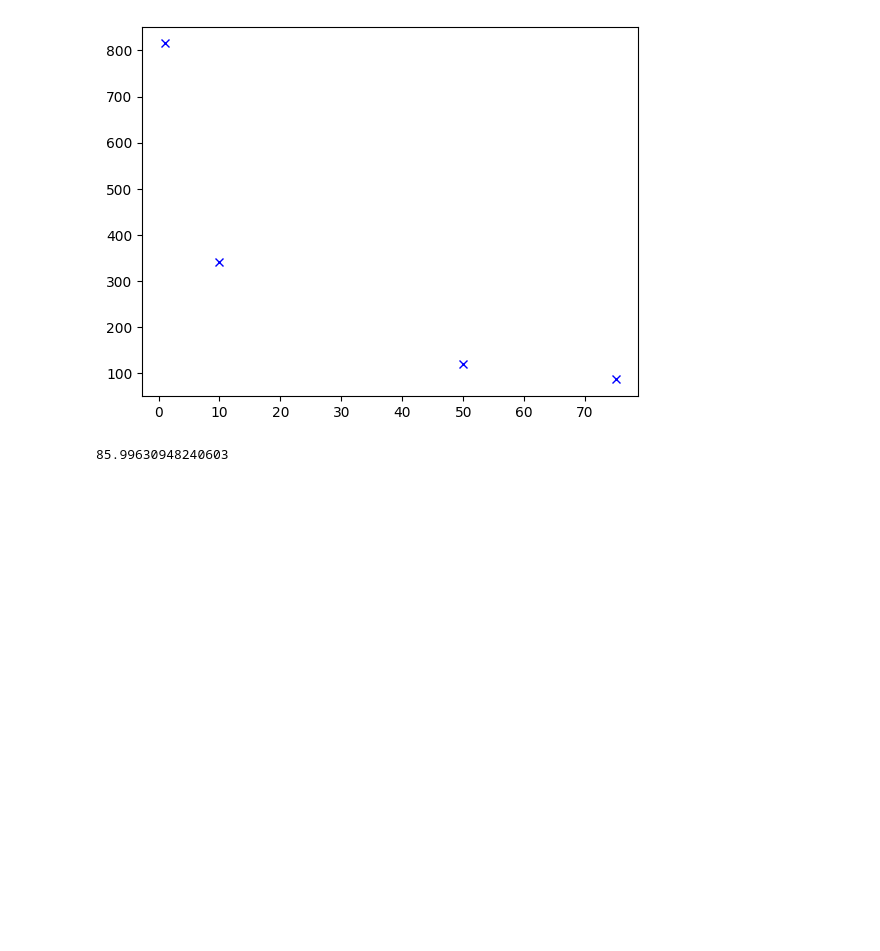
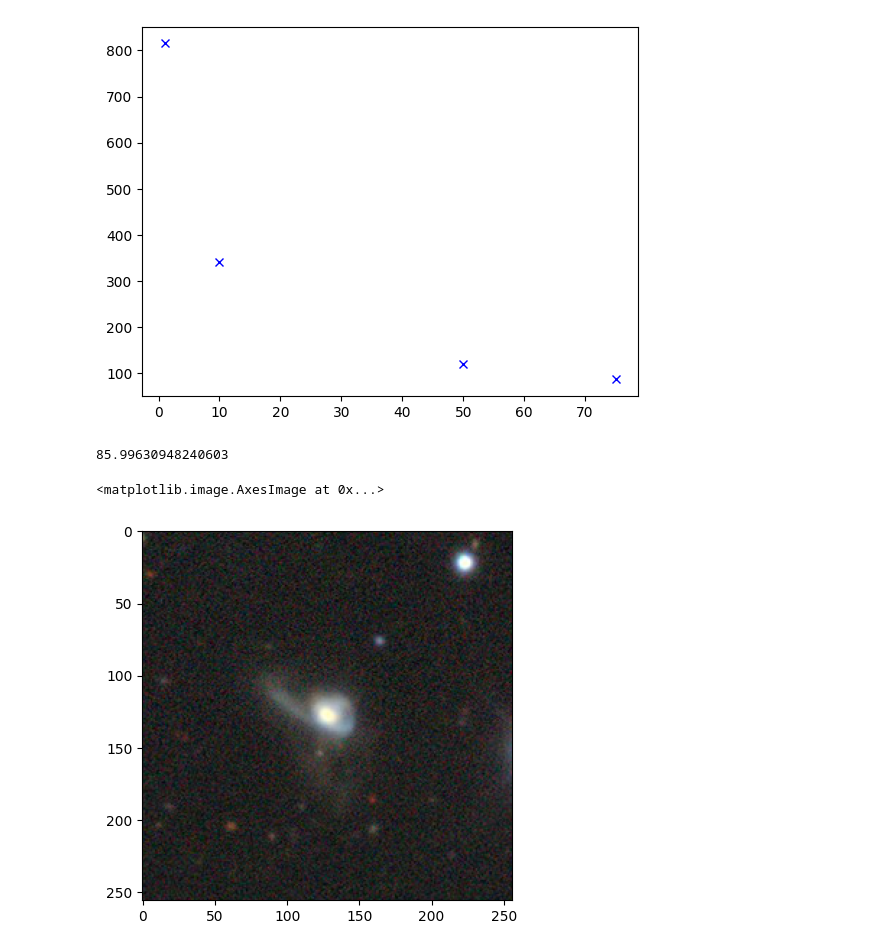
Before and after one commit to Kuift/QuantumAstronomy, a Jupyter notebook: QPIE_Pennylane.ipynb, the cells around one changed output. Drawn from its saved outputs; the diff is of its cells as text; code cells hidden in the pictures; blank space fills up the shorter version.

```diff
--- a/QPIE_Pennylane.ipynb
+++ b/QPIE_Pennylane.ipynb
@@ -358,3 +353,8 @@ MSE(np.log(imout+1),np.log(np.abs(ft)+1)) #for 75 shots
 # pour que ça fonctionne, il faut d'abord installer le dataset ici : https://www.astro.utoronto.ca/~hleung/shared/Galaxy10/Galaxy10_DECals.h5
 with h5py.File('Galaxy10_DECals.h5', 'r') as F:
     images = np.array(F['images'][0:10])#take 10 galaxy images in the dataset
+# %%
+plt.imshow(images[2])
+# %% [output]
+<matplotlib.image.AxesImage at 0x...>
+[figure, added]
```
Also changed, not shown: parts of 9 cells of this notebook.
